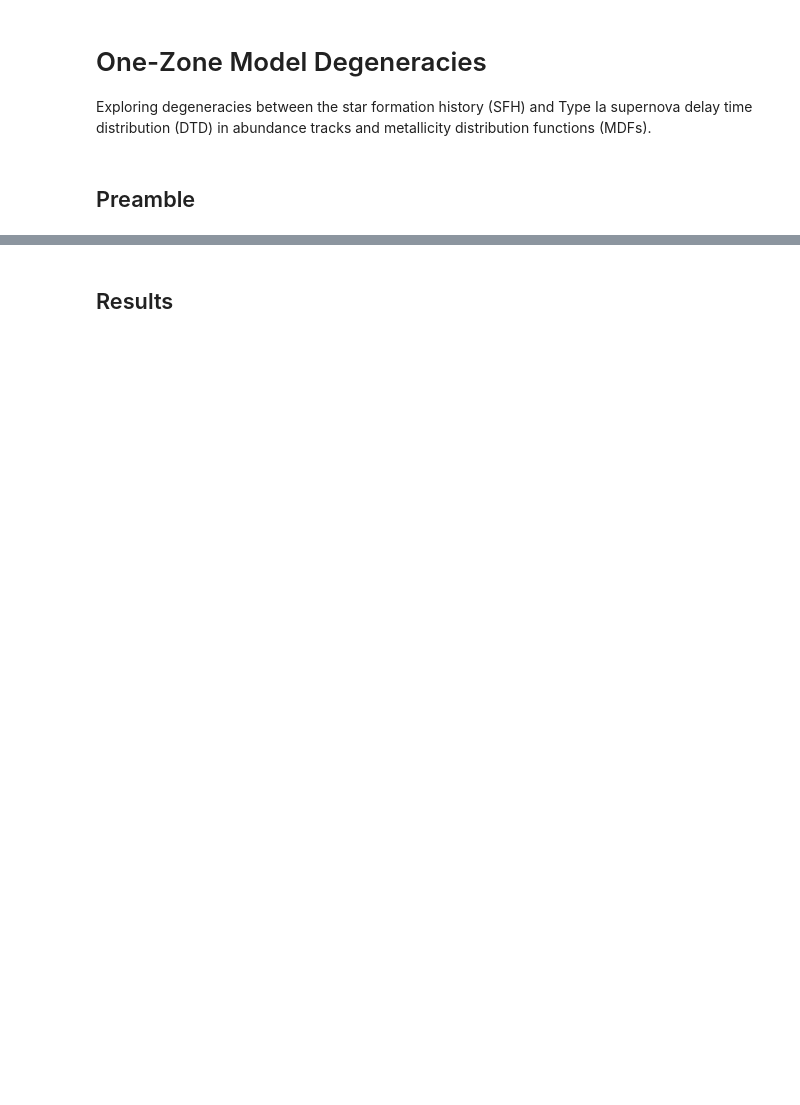
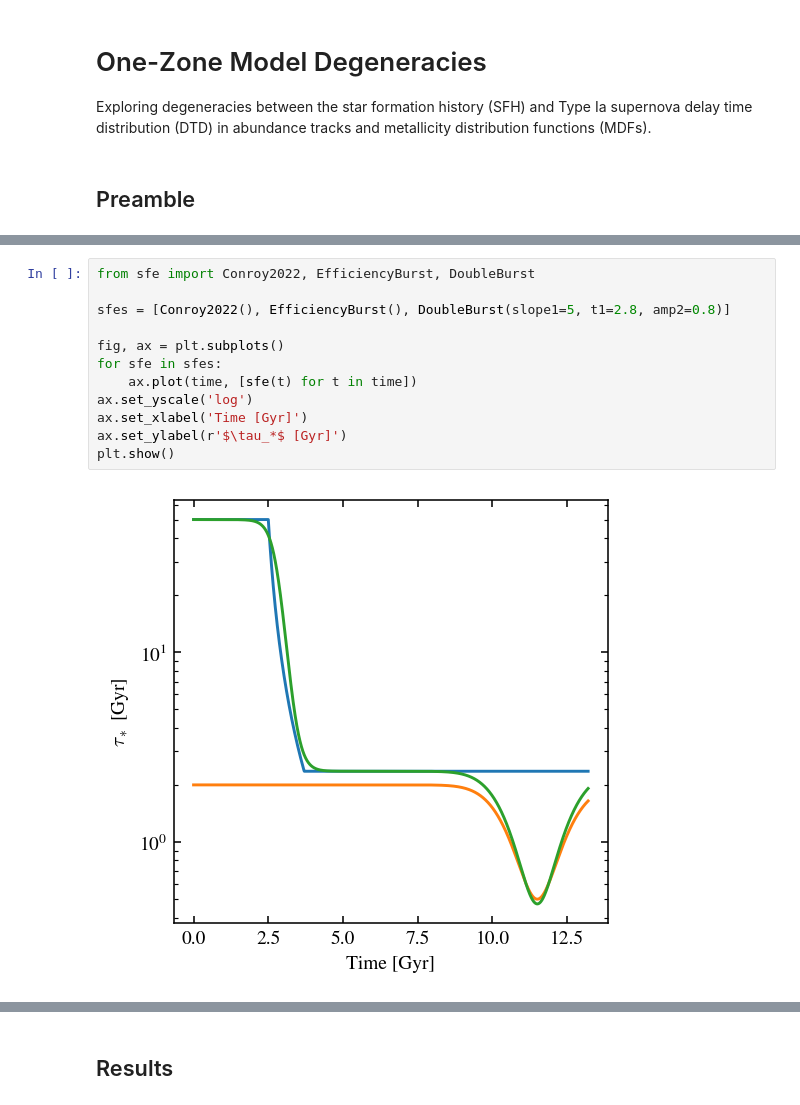
Before and after one commit to lodubay/galactic-dtd, a Jupyter notebook: notebooks/one_zone_degeneracy.ipynb, the cells around one changed output, grey strips where cells are left out. Drawn from its saved outputs; the diff is of its cells as text; blank space fills up the shorter version.

```diff
--- a/notebooks/one_zone_degeneracy.ipynb
+++ b/notebooks/one_zone_degeneracy.ipynb
@@ -94,0 +116,14 @@ plt.show()
+# %%
+from sfe import Conroy2022, EfficiencyBurst, DoubleBurst
+
+sfes = [Conroy2022(), EfficiencyBurst(), DoubleBurst(slope1=5, t1=2.8, amp2=0.8)]
+
+fig, ax = plt.subplots()
+for sfe in sfes:
+    ax.plot(time, [sfe(t) for t in time])
+ax.set_yscale('log')
+ax.set_xlabel('Time [Gyr]')
+ax.set_ylabel(r'$\tau_*$ [Gyr]')
+plt.show()
+# %% [output]
+[figure, added]
```
Also changed, not shown: parts of 11 cells of this notebook, 4 other files.
